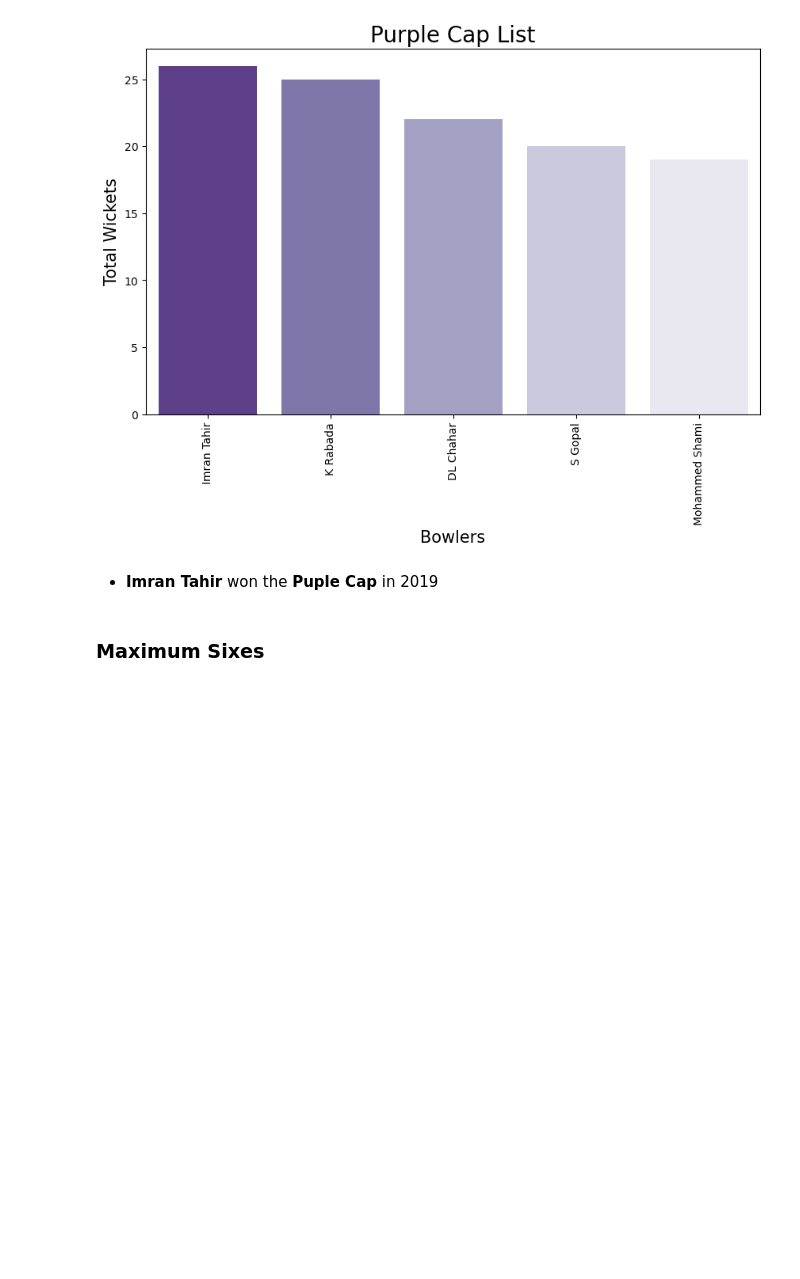
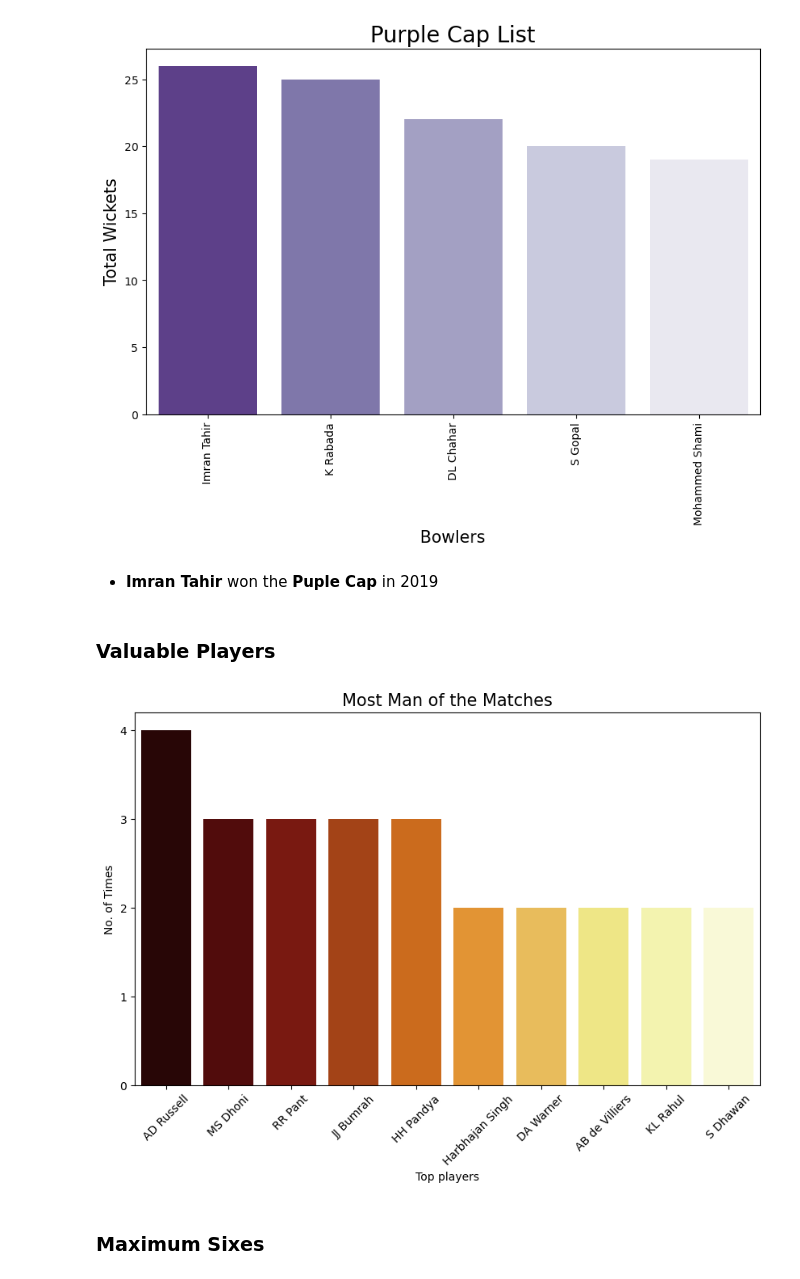
Before and after one commit to VIDIT-9/Sparks-foundation-internship, a Jupyter notebook: EDA on IPL-Dataset (Task-5).ipynb, the cells around one changed output. Cells and saved outputs as stored; diff of their text form; code cells hidden in the pictures; blank space fills up the shorter version.

```diff
--- a/EDA on IPL-Dataset (Task-5).ipynb
+++ b/EDA on IPL-Dataset (Task-5).ipynb
@@ -540,6 +541,21 @@ plt.show()
 [figure]
 # %% [markdown]
 * **Imran Tahir** won the **Puple Cap** in 2019
+# %% [markdown]
+### Valuable Players
+# %%
+plt.figure(figsize = (10,6))
+
+MOM = matches_2019['player_of_match'].value_counts()[:10]
+sns.barplot(x = MOM.index, y = MOM, palette='afmhot')
+plt.xticks(rotation=45)
+plt.yticks(range(5))
+plt.title("Most Man of the Matches",fontsize=15)
+plt.xlabel("Top players")
+plt.ylabel("No. of Times")
+plt.show()
+# %% [output]
+[figure, added]
 # %% [markdown]
 ### Maximum Sixes
 # %%
```
Also changed, not shown: parts of 4 cells of this notebook.
